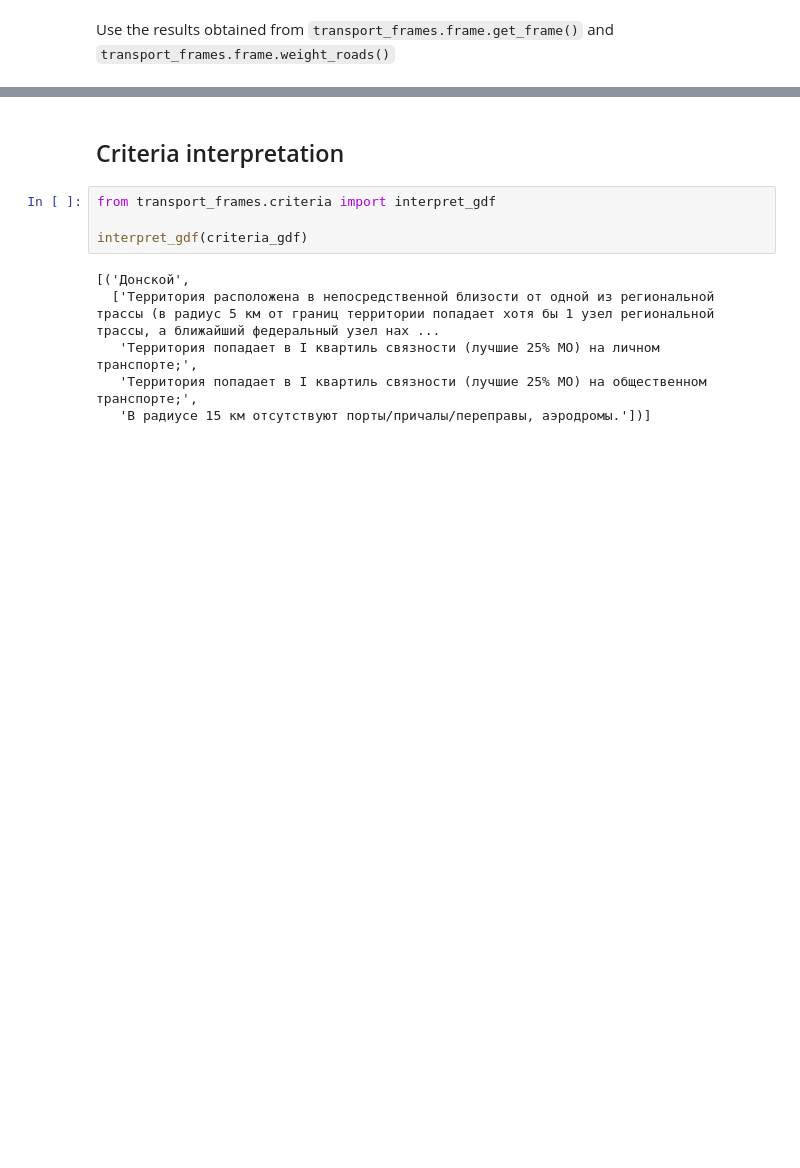
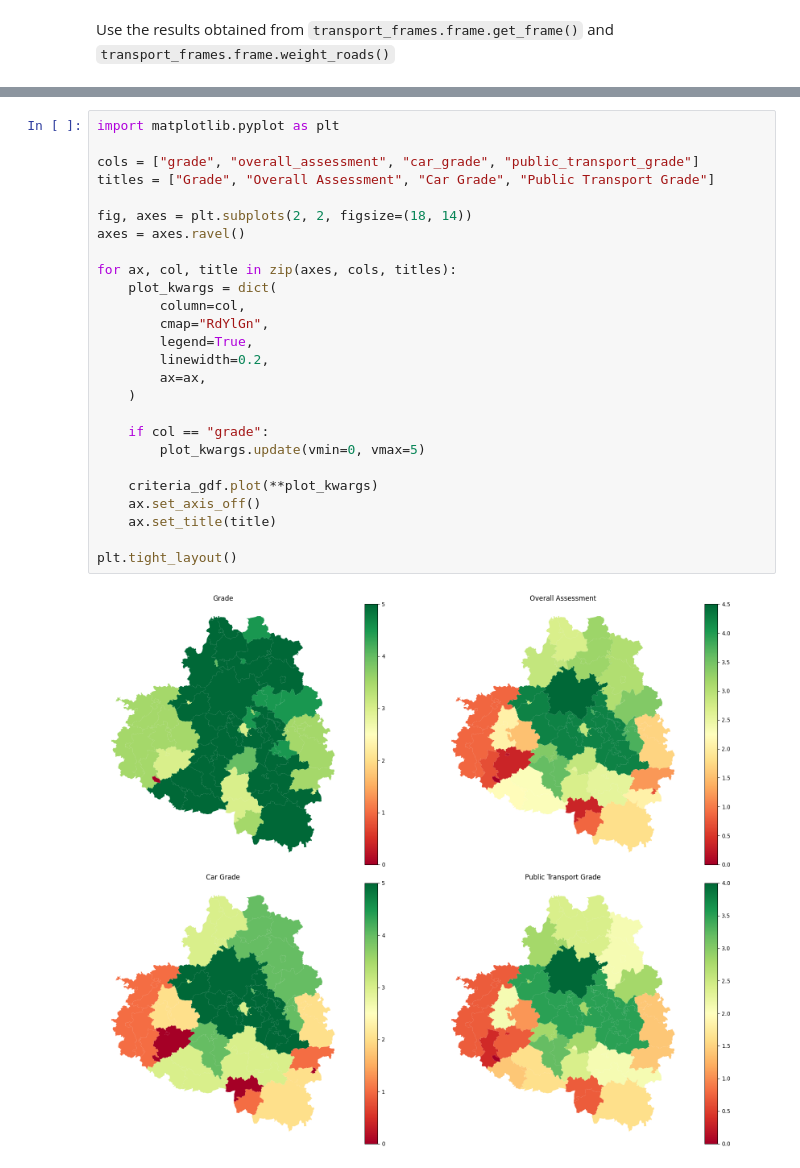
Before and after one commit to blackcoster/transport_frames, a Jupyter notebook: examples/3_criteria.ipynb, the cells around one changed output, grey strips where cells are left out. Saved outputs shown, nothing was run; the diff lists cells and outputs as text; blank space fills up the shorter version.

```diff
--- a/examples/3_criteria.ipynb
+++ b/examples/3_criteria.ipynb
@@ -90,12 +189,28 @@ criteria_gdf
-# %% [markdown]
-## Criteria interpretation
-# %%
-from transport_frames.criteria import interpret_gdf
-
-interpret_gdf(criteria_gdf)
-# %% [output]
-[('Донской',
-  ['Территория расположена в непосредственной близости от одной из региональной трассы (в радиус 5 км от границ территории попадает хотя бы 1 узел региональной трассы, а ближайший федеральный узел нах ...
-   'Территория попадает в I квартиль связности (лучшие 25% МО) на личном транспорте;',
-   'Территория попадает в I квартиль связности (лучшие 25% МО) на общественном транспорте;',
-   'В радиусе 15 км отсутствуют порты/причалы/переправы, аэродромы.'])]
+# %%
+import matplotlib.pyplot as plt
+
+cols = ["grade", "overall_assessment", "car_grade", "public_transport_grade"]
+titles = ["Grade", "Overall Assessment", "Car Grade", "Public Transport Grade"]
+
+fig, axes = plt.subplots(2, 2, figsize=(18, 14))
+axes = axes.ravel()
+
+for ax, col, title in zip(axes, cols, titles):
+    plot_kwargs = dict(
+        column=col,
+        cmap="RdYlGn",
+        legend=True,
+        linewidth=0.2,
+        ax=ax,
+    )
+
+    if col == "grade":
+        plot_kwargs.update(vmin=0, vmax=5)
+
+    criteria_gdf.plot(**plot_kwargs)
+    ax.set_axis_off()
+    ax.set_title(title)
+
+plt.tight_layout()
+# %% [output]
+[figure, added]
```
Also changed, not shown: parts of 21 cells of this notebook, 12 other files.
